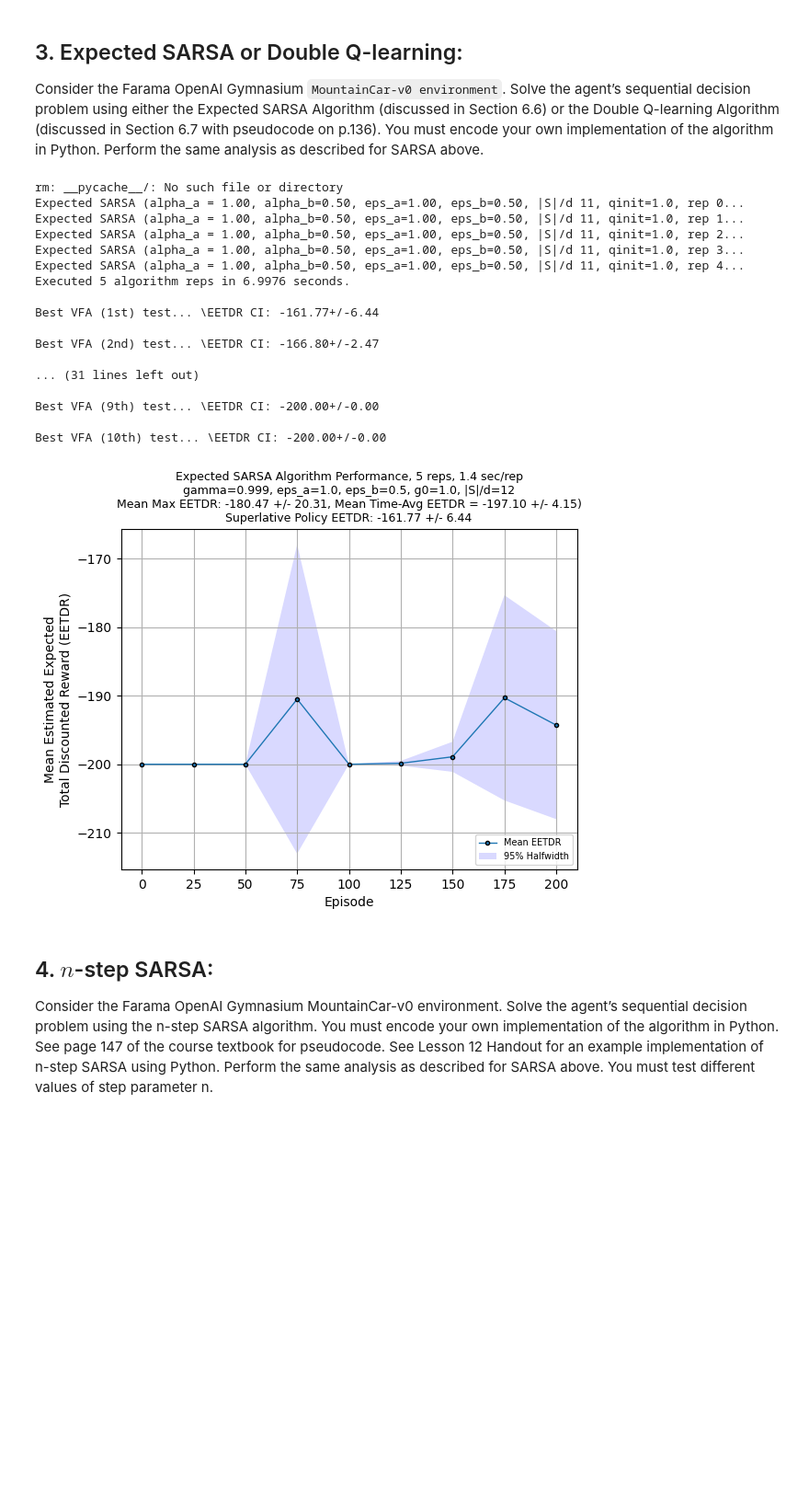
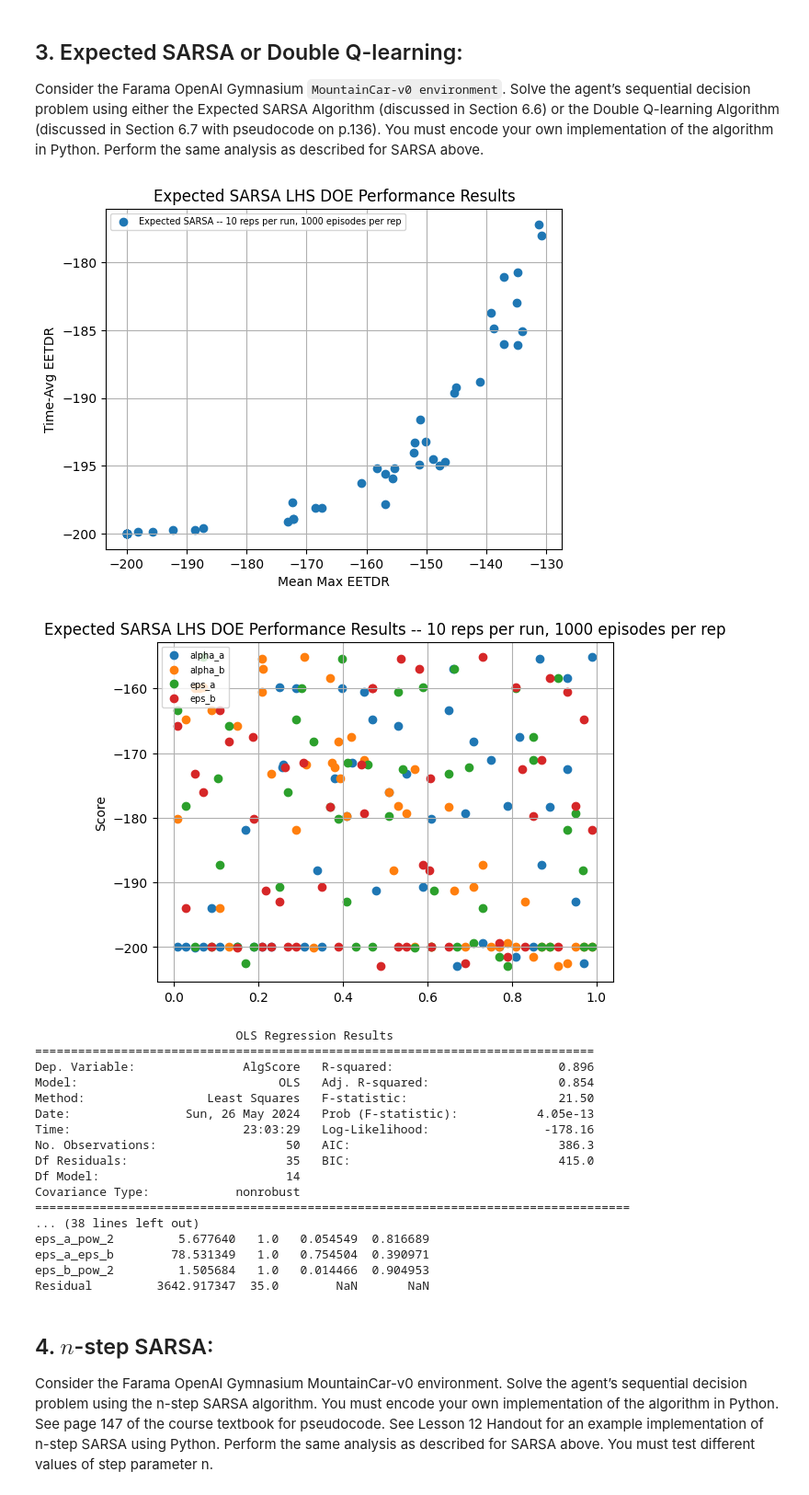
Before and after one commit to bhosley/Schoolwork, a Jupyter notebook: 2024Q2 - Reinforcement Learning/Homework 4/Homework 4.ipynb, the cells around one changed output. Shown at 92% size. Saved outputs shown, nothing was run; the diff lists cells and outputs as text; code cells hidden in the pictures; blank space fills up the shorter version.

```diff
--- a/2024Q2 - Reinforcement Learning/Homework 4/Homework 4.ipynb
+++ b/2024Q2 - Reinforcement Learning/Homework 4/Homework 4.ipynb
@@ -339,7 +353,7 @@ import numpy as np
 from time import perf_counter
 from collections import deque
 
-%rm -r __pycache__/
+#%rm -r __pycache__/
 from HW4_functions import MDPBase, LHS_Experiment
 
 class ExpectedSARSA(MDPBase):
@@ -419,55 +433,65 @@ class ExpectedSARSA(MDPBase):
                     # update best scores if necessary
                     if verbose:
                         self.update_and_print(m, mean, hw, Q)
                     else:
                         self.update_best_scores(mean, hw, Q)
 
             # last test of current algorithm replication
             mean, hw = self.evaluate_policy_test(Q, self.num_test_reps)
             self.GzmTest.append((z, num_episodes, mean, hw))
 
             # update best EETDR scores if necessary
             if verbose:
                 self.update_and_print(num_episodes, mean, hw, Q)
             else:
                 self.update_best_scores(mean, hw, Q)
 
         time_elapsed = perf_counter() - time_start
         print(f"Executed {num_replications} algorithm reps in {time_elapsed:0.4f} seconds.")
 
         self.total_training_reps += num_replications
         self.total_episodes += num_episodes
         # Update execution time record
         total_time = (self.total_training_reps * self.avg_execution_time) + time_elapsed
         self.avg_execution_time = total_time / self.total_training_reps
 
 
 import gymnasium as gym
 
+#env = gym.make('MountainCar-v0')
+#e_sarsa = ExpectedSARSA(env)
+#e_sarsa.train(num_replications=5, num_episodes=200)
+#e_sarsa.get_results()
+#e_sarsa.show_results()
+
 env = gym.make('MountainCar-v0')
-e_sarsa = ExpectedSARSA(env)
-e_sarsa.train(num_replications=5, num_episodes=200)
-e_sarsa.get_results()
-e_sarsa.show_results()
+features = ["alpha_a", "alpha_b", "eps_a", "eps_b"]
+e_sarsa_experiment = LHS_Experiment(ExpectedSARSA,env,features)
+e_sarsa_experiment.parallel_lhs()
+e_sarsa_experiment.export_results()
+e_sarsa_experiment.plot_results()
+e_sarsa_experiment.plot_param_comparison()
+e_sarsa_experiment.anova()
 # %% [output]
+[figure, new version]
+[figure, added]
-rm: __pycache__/: No such file or directory
-Expected SARSA (alpha_a = 1.00, alpha_b=0.50, eps_a=1.00, eps_b=0.50, |S|/d 11, qinit=1.0, rep 0...
-Expected SARSA (alpha_a = 1.00, alpha_b=0.50, eps_a=1.00, eps_b=0.50, |S|/d 11, qinit=1.0, rep 1...
-Expected SARSA (alpha_a = 1.00, alpha_b=0.50, eps_a=1.00, eps_b=0.50, |S|/d 11, qinit=1.0, rep 2...
-Expected SARSA (alpha_a = 1.00, alpha_b=0.50, eps_a=1.00, eps_b=0.50, |S|/d 11, qinit=1.0, rep 3...
-Expected SARSA (alpha_a = 1.00, alpha_b=0.50, eps_a=1.00, eps_b=0.50, |S|/d 11, qinit=1.0, rep 4...
-Executed 5 algorithm reps in 6.9976 seconds.
-
-Best VFA (1st) test... \EETDR CI: -161.77+/-6.44
-
-Best VFA (2nd) test... \EETDR CI: -166.80+/-2.47
-
-... (31 lines left out)
-
-Best VFA (9th) test... \EETDR CI: -200.00+/-0.00
-
-Best VFA (10th) test... \EETDR CI: -200.00+/-0.00
+                            OLS Regression Results
+==============================================================================
+Dep. Variable:               AlgScore   R-squared:                       0.896
+Model:                            OLS   Adj. R-squared:                  0.854
+Method:                 Least Squares   F-statistic:                     21.50
+Date:                Sun, 26 May 2024   Prob (F-statistic):           4.05e-13
+Time:                        23:03:29   Log-Likelihood:                -178.16
+No. Observations:                  50   AIC:                             386.3
+Df Residuals:                      35   BIC:                             415.0
+Df Model:                          14
+Covariance Type:            nonrobust
+===================================================================================
+... (38 lines left out)
+eps_a_pow_2         5.677640   1.0   0.054549  0.816689
+eps_a_eps_b        78.531349   1.0   0.754504  0.390971
+eps_b_pow_2         1.505684   1.0   0.014466  0.904953
+Residual         3642.917347  35.0        NaN       NaN
-[figure, old version]
 # %% [markdown]
 ## 4. $n$-step SARSA:
 Consider the Farama OpenAI Gymnasium MountainCar-v0 environment. Solve the agent’s sequential decision problem using the n-step SARSA algorithm. You must encode your own implementation of the algorithm in Python. See page 147 of the course textbook for pseudocode. See Lesson 12 Handout for an example implementation of n-step SARSA using Python. Perform the same analysis as described for SARSA above. You must test different values of step parameter n.
```
Also changed, not shown: parts of 5 cells of this notebook, 13 other files.
